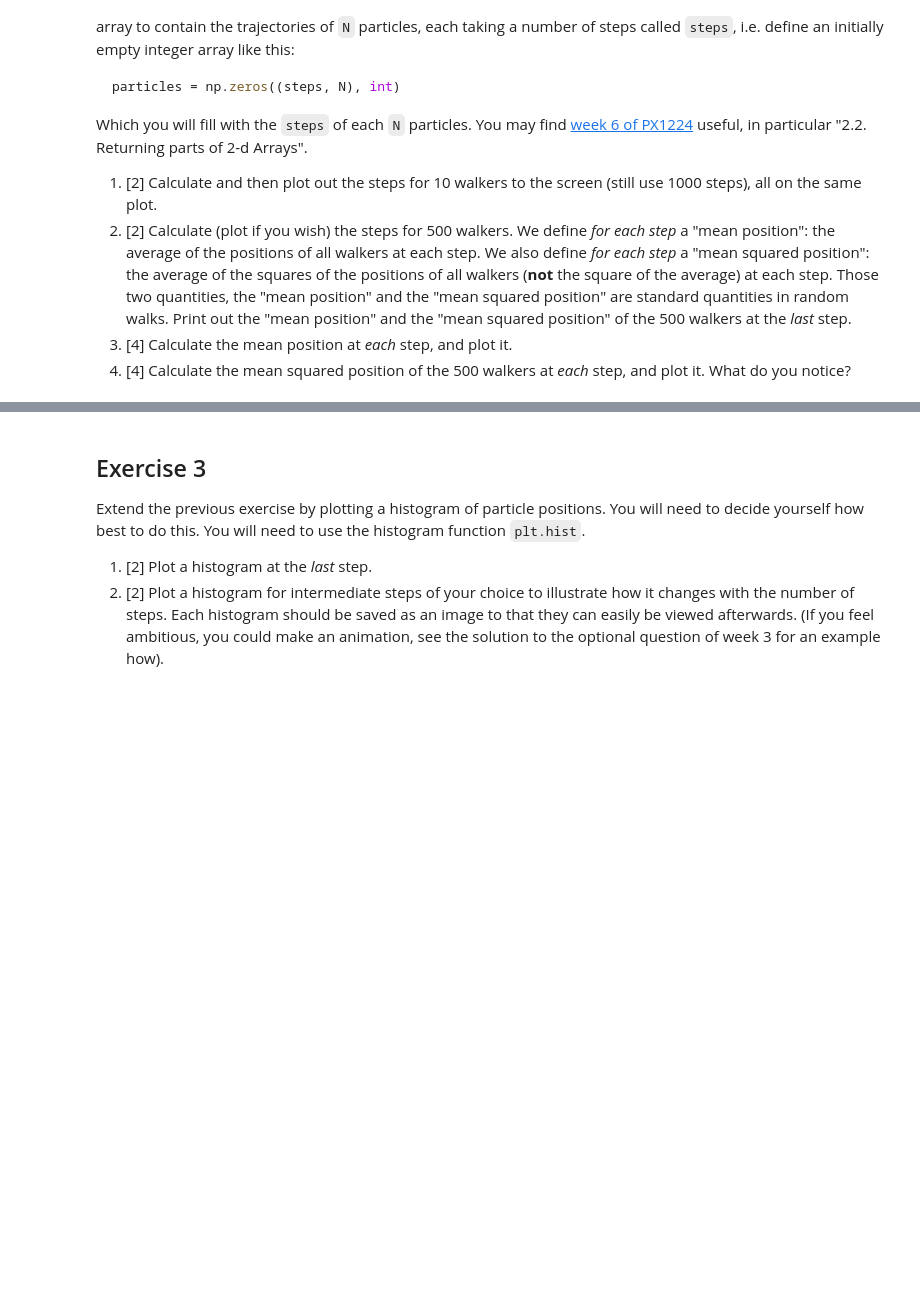
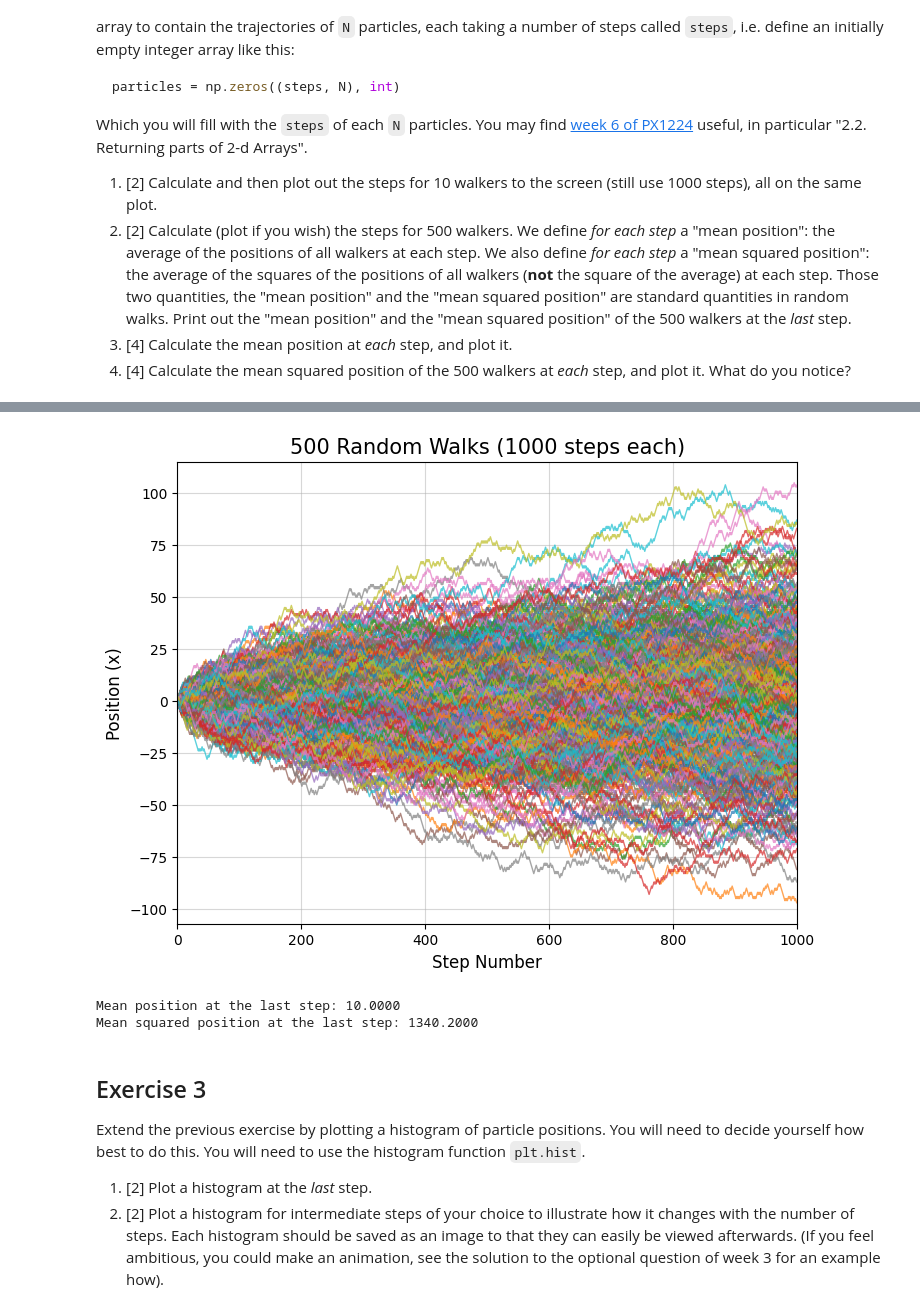
Before and after one commit to PX2145-2025/week-7-b-Lalsodagar-Adi, a Jupyter notebook: Random_walk_Adi_Lalsodagar.ipynb, the cells around one changed output, grey strips where cells are left out. Saved outputs shown, nothing was run; the diff lists cells and outputs as text; code cells hidden in the pictures; blank space fills up the shorter version.

```diff
--- a/Random_walk_Adi_Lalsodagar.ipynb
+++ b/Random_walk_Adi_Lalsodagar.ipynb
@@ -130,0 +156,50 @@ plot it. What do you notice?
+# %%
+# Part 2: Now plotting for 500 random walks:
+# Only difference this time is num_walkers = 500
+
+num_steps = 1000  # Number of steps for each walk
+num_walkers = 500  # Number of walkers
+
+# Initialize a 2D array to store the trajectories of N particles
+# Each column represents a single walker's trajectory
+particles = np.zeros((num_steps, num_walkers), int)
+
+# Populate the particles array with random walks
+for i in range(num_walkers):
+    particles[:, i] = walk(num_steps)
+
+# Plot all 500 walkers on the same plot
+plt.figure(figsize = (8,6))
+for i in range(num_walkers):
+    plt.plot(np.arange(num_steps), particles[:, i], linewidth=1, alpha=0.7, label=f'Walker {i+1}')
+
+plt.xlabel("Step Number", fontsize=12)
+plt.xlim(0,1000)
+plt.ylabel("Position (x)", fontsize=12)
+plt.title(f"{num_walkers} Random Walks (1000 steps each)", fontsize=15)
+plt.grid(alpha=0.5)
+plt.show()
+# %% [output]
+[figure, added]
+# %%
+# Calculate and print the "mean position" and "mean squared position" at the last step.
+
+# 'particles' array is already defined and populated in the previous cell
+
+# Mean position at each step: average of positions of all walkers at each step
+# This means averaging across the walkers for each step.
+mean_positions_per_step = np.mean(particles, axis=1)
+
+# Mean squared position at each step: average of the squares of the positions of all walkers at each step
+# First square each position, then average across the walkers for each step.
+mean_squared_positions_per_step = np.mean(particles**2, axis=1)
+
+# For Part 2 of Exercise 2: Print out these quantities at the last step.
+last_step_mean_position = mean_positions_per_step[-1]
+last_step_mean_squared_position = mean_squared_positions_per_step[-1]
+
+print(f"Mean position at the last step: {last_step_mean_position:.4f}")
+print(f"Mean squared position at the last step: {last_step_mean_squared_position:.4f}")
+# %% [output]
+Mean position at the last step: 10.0000
+Mean squared position at the last step: 1340.2000
```
Also changed, not shown: parts of 2 cells of this notebook.
